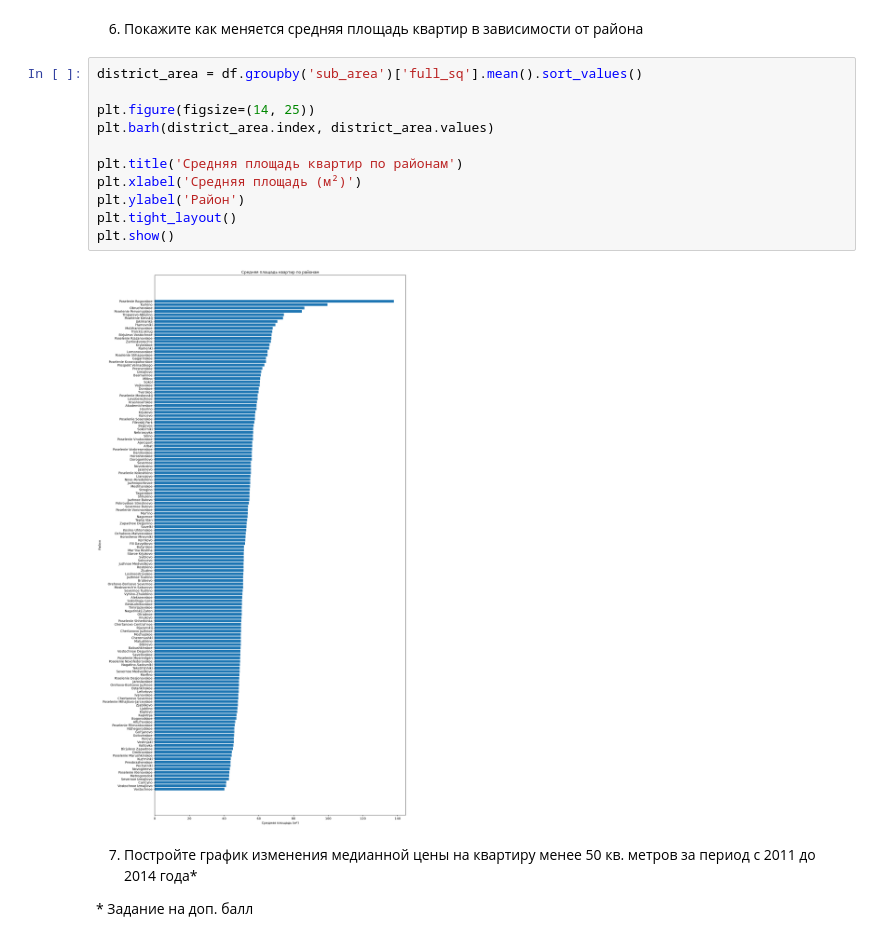
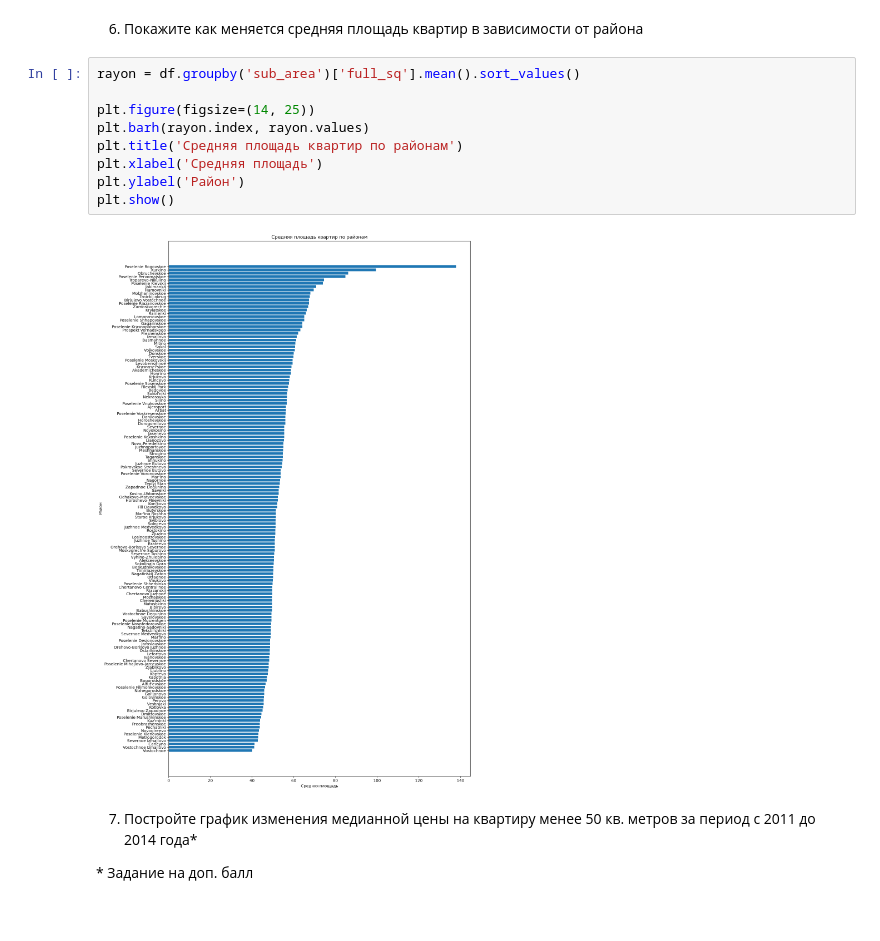
Before and after one commit to Edity/ML_hw1, a Jupyter notebook: Lab1-4.ipynb, the cells around one changed output. Cells and saved outputs as stored; diff of their text form.

```diff
--- a/Lab1-4.ipynb
+++ b/Lab1-4.ipynb
@@ -337,18 +326,16 @@ plt.show()
 # %% [markdown]
 6. Покажите как меняется средняя площадь квартир в зависимости от района
 # %%
-district_area = df.groupby('sub_area')['full_sq'].mean().sort_values()
+rayon = df.groupby('sub_area')['full_sq'].mean().sort_values()
 
 plt.figure(figsize=(14, 25))
-plt.barh(district_area.index, district_area.values)
-
+plt.barh(rayon.index, rayon.values)
 plt.title('Средняя площадь квартир по районам')
-plt.xlabel('Средняя площадь (м²)')
+plt.xlabel('Средняя площадь')
 plt.ylabel('Район')
-plt.tight_layout()
 plt.show()
 # %% [output]
-[figure, old version]
+[figure, new version]
 # %% [markdown]
 7. Постройте график изменения медианной цены на квартиру менее 50 кв. метров за период с 2011 до 2014 года*
 
```
Also changed, not shown: parts of 9 cells of this notebook.
